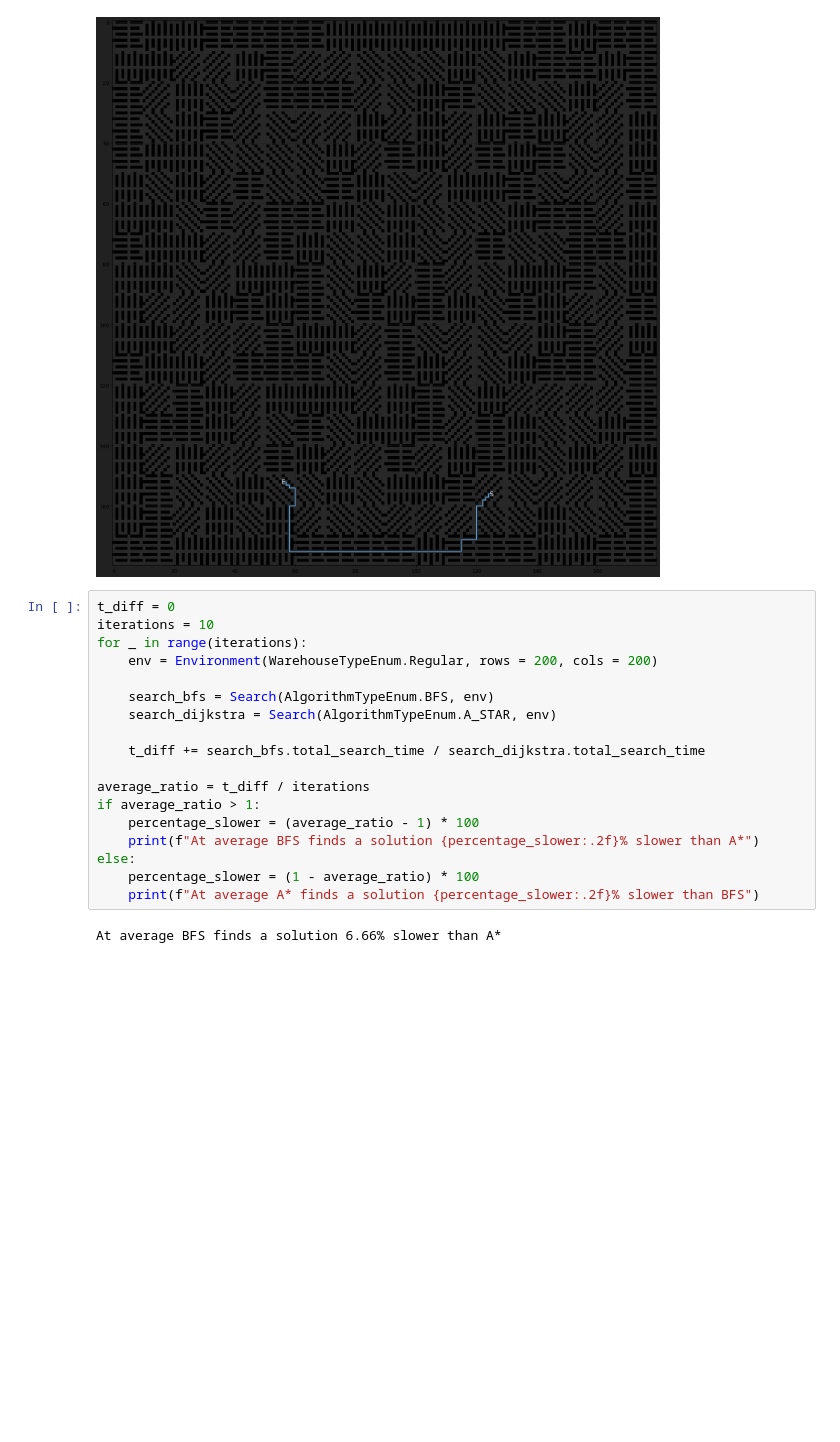
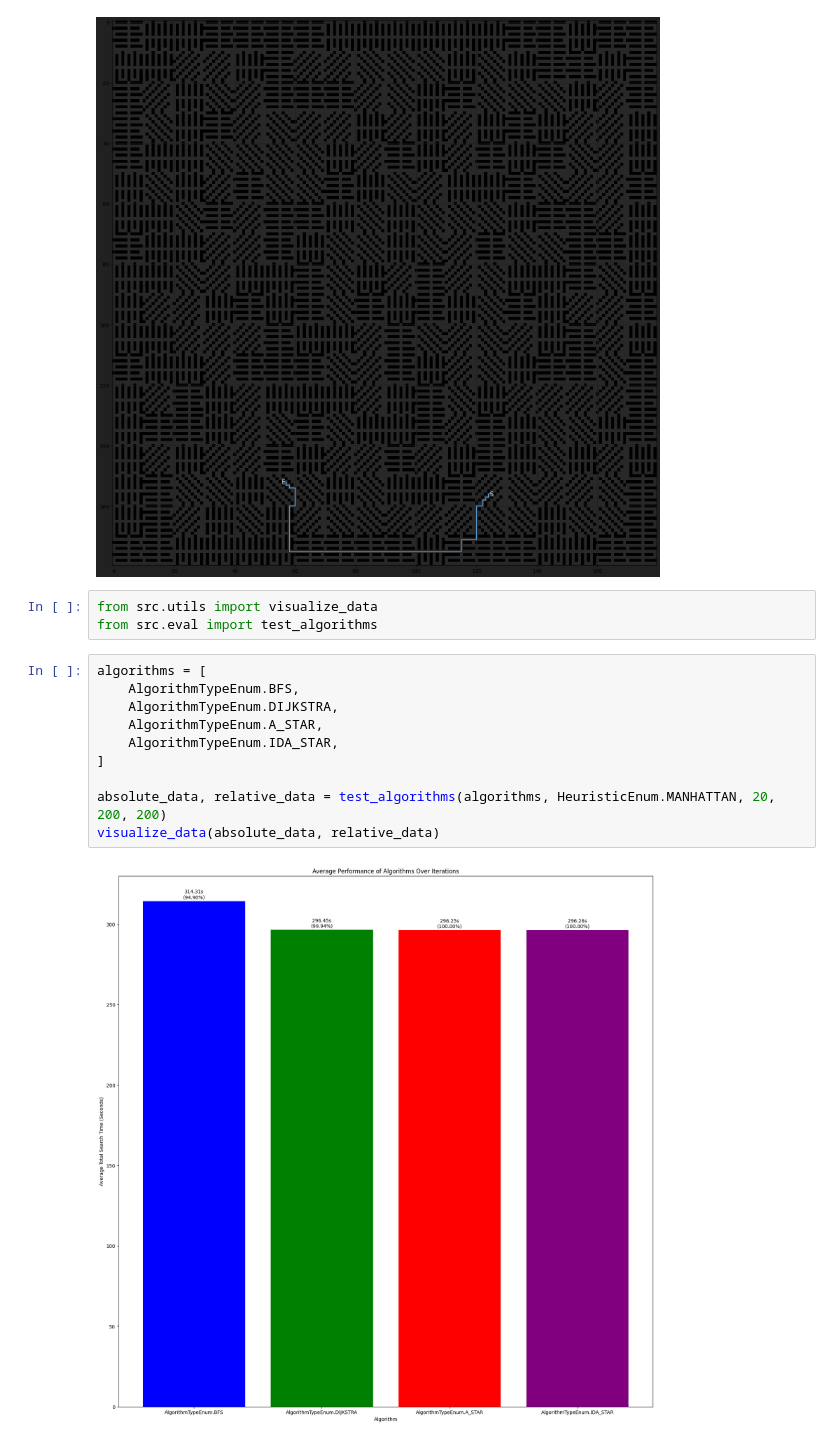
Before and after one commit to 0xdbff/AI, a Jupyter notebook: tp01.ipynb, the cells around one changed output. Drawn from its saved outputs; the diff is of its cells as text; blank space fills up the shorter version.

Commit message:
add algorithm eval

```diff
--- a/tp01.ipynb
+++ b/tp01.ipynb
@@ -76,23 +76,18 @@ Solution found with cost of:  254.0  units of time
 Search Time:  0.05620384216308594 seconds
 Total Time:  254.0562038421631 seconds (assuming unit of time is second)  with  Iterative Deepening A* (IDA) Search
 [figure]
+# %%
+from src.utils import visualize_data
+from src.eval import test_algorithms
 # %%
-t_diff = 0
-iterations = 10
-for _ in range(iterations):
-    env = Environment(WarehouseTypeEnum.Regular, rows = 200, cols = 200)
+algorithms = [
+    AlgorithmTypeEnum.BFS,
+    AlgorithmTypeEnum.DIJKSTRA,
+    AlgorithmTypeEnum.A_STAR,
+    AlgorithmTypeEnum.IDA_STAR,
+]
 
-    search_bfs = Search(AlgorithmTypeEnum.BFS, env)
-    search_dijkstra = Search(AlgorithmTypeEnum.A_STAR, env)
-
-    t_diff += search_bfs.total_search_time / search_dijkstra.total_search_time
-
-average_ratio = t_diff / iterations
-if average_ratio > 1:
-    percentage_slower = (average_ratio - 1) * 100
-    print(f"At average BFS finds a solution {percentage_slower:.2f}% slower than A*")
-else:
-    percentage_slower = (1 - average_ratio) * 100
-    print(f"At average A* finds a solution {percentage_slower:.2f}% slower than BFS")
+absolute_data, relative_data = test_algorithms(algorithms, HeuristicEnum.MANHATTAN, 20, 200, 200)
+visualize_data(absolute_data, relative_data)
 # %% [output]
-At average BFS finds a solution 6.66% slower than A*
+[figure, added]
```
Also changed, not shown: parts of 2 cells of this notebook, 4 other files.
